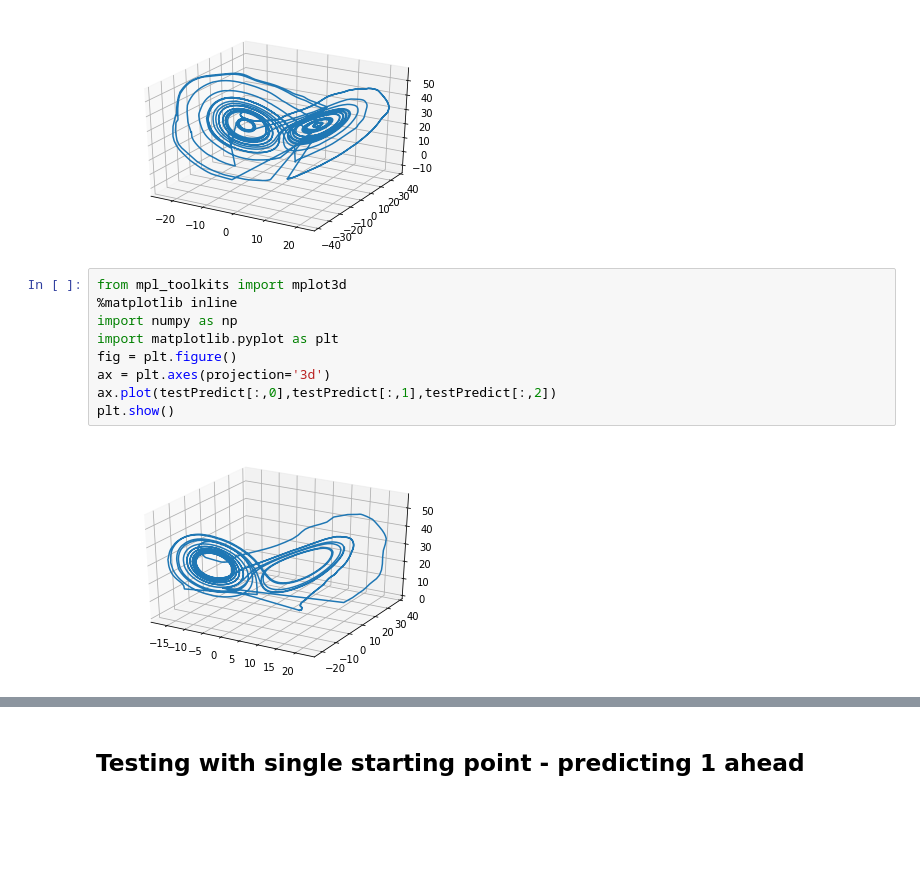
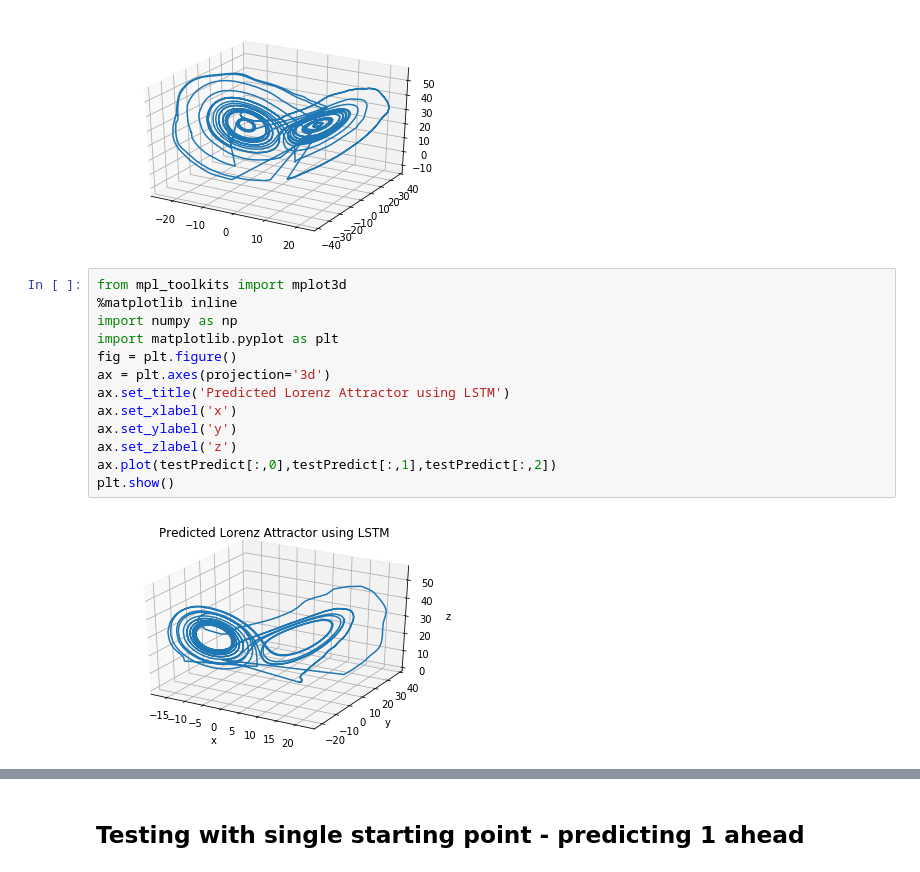
Before and after one commit to tgibbons-css/Keras_LSTM, a Jupyter notebook: Lorenz System- Tom updates.ipynb, the cells around one changed output, grey strips where cells are left out. Drawn from its saved outputs; the diff is of its cells as text; blank space fills up the shorter version.

```diff
--- a/Lorenz System- Tom updates.ipynb
+++ b/Lorenz System- Tom updates.ipynb
@@ -636,11 +640,15 @@ plt.show()
 # %%
 from mpl_toolkits import mplot3d
 %matplotlib inline
 import numpy as np
 import matplotlib.pyplot as plt
 fig = plt.figure()
 ax = plt.axes(projection='3d')
+ax.set_title('Predicted Lorenz Attractor using LSTM')
+ax.set_xlabel('x')
+ax.set_ylabel('y')
+ax.set_zlabel('z')
 ax.plot(testPredict[:,0],testPredict[:,1],testPredict[:,2])
 plt.show()
 # %% [output]
-[figure, old version]
+[figure, new version]
```
Also changed, not shown: parts of 3 cells of this notebook.
